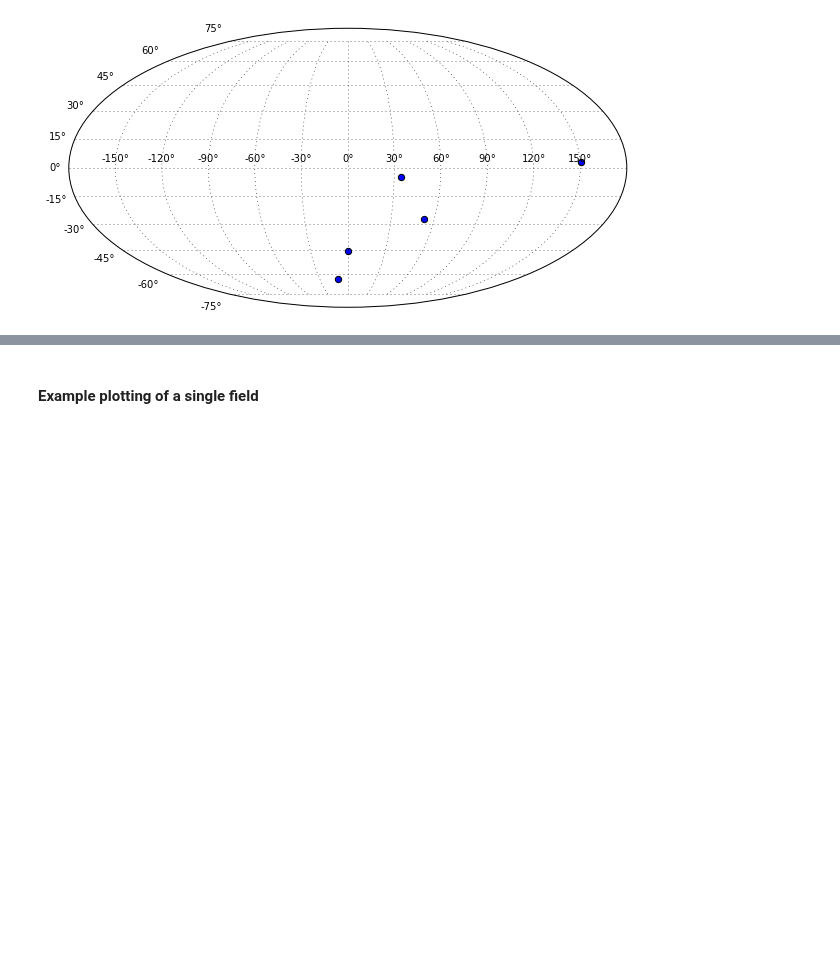
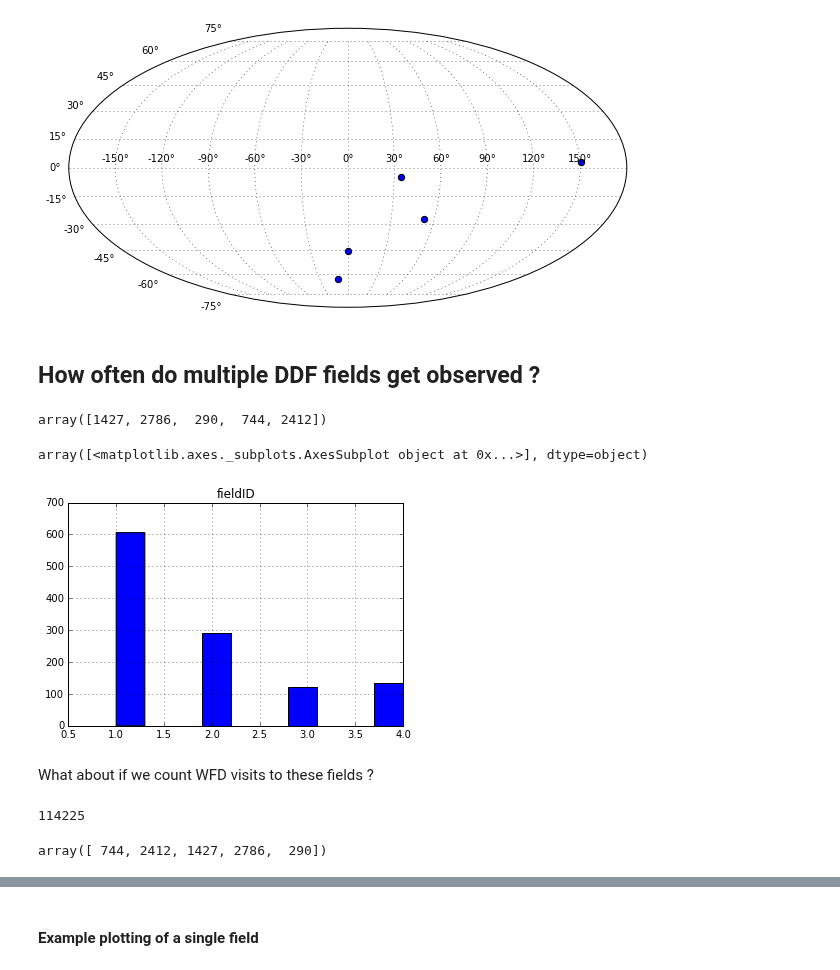
Before and after one commit to LSSTDESC/OpSimSummary, a Jupyter notebook: example/ExploringOpSimOutputs.ipynb, the cells around one changed output, grey strips where cells are left out. Saved outputs shown, nothing was run; the diff lists cells and outputs as text; code cells hidden in the pictures; blank space fills up the shorter version.

Commit message:
Updated example with calculation of visits to fields 	modified:   ExploringOpSimOutputs.ipynb

```diff
--- a/example/ExploringOpSimOutputs.ipynb
+++ b/example/ExploringOpSimOutputs.ipynb
@@ -72,5 +74,5 @@ OpSim_combined = pd.read_sql_query('SELECT * FROM SUMMARY WHERE PROPID in ({0},
 # %%
-OpSim_Deep = pd.read_sql_query('SELECT * FROM SUMMARY WHERE PROPID is ' + str(DD), engine, index_col='obsHistID')
+OpSim_Deep = pd.read_sql_query('SE`LECT * FROM SUMMARY WHERE PROPID is ' + str(DD), engine, index_col='obsHistID')
 # %% [markdown]
 We can also sub-select this from the all-encompassing Summay Table. This can be done in two way:
 # %%
@@ -98,3 +104,18 @@ ax = fig.add_subplot(111, projection='mollweide');
 fig = OpSimDeepSummary.showFields(ax=fig.axes[0], marker='o', s=40)
 # %% [output]
 [figure]
+# %% [markdown]
+## How often do multiple DDF fields get observed ?
+# %%
+DDF_fieldIDs = OpSim_Deep.fieldID.unique()
+DDF_fieldIDs
+# %% [output]
+array([1427, 2786,  290,  744, 2412])
+# %%
+grouped = OpSim_Deep[['night', 'fieldID']].groupby(['night'])
+# %%
+fig, ax = plt.subplots()
+grouped.agg({'fieldID': lambda x: x.unique().size}).hist(ax=ax)
+# %% [output]
+array([<matplotlib.axes._subplots.AxesSubplot object at 0x...>], dtype=object)
+[figure, added]
@@ -100,0 +124,2 @@ fig = OpSimDeepSummary.showFields(ax=fig.axes[0], marker='o', s=40)
+# %% [markdown]
+What about if we count WFD visits to these fields ?
@@ -100,0 +128,8 @@ fig = OpSimDeepSummary.showFields(ax=fig.axes[0], marker='o', s=40)
+# %%
+len(OpSimCombined_DDF_Fields)
+# %% [output]
+114225
+# %%
+OpSimCombined_DDF_Fields.fieldID.unique()
+# %% [output]
+array([ 744, 2412, 1427, 2786,  290])
```
Also changed, not shown: parts of 8 cells of this notebook.
